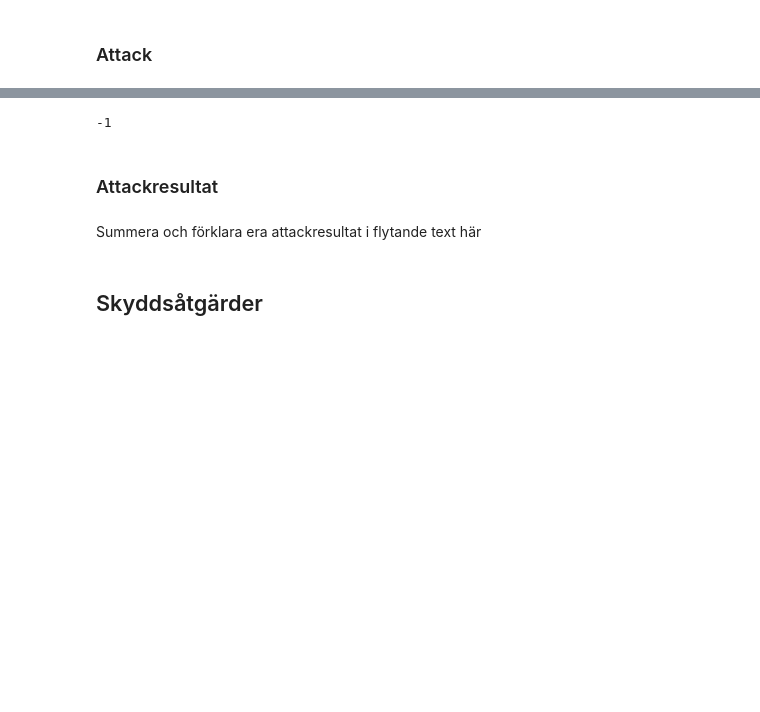
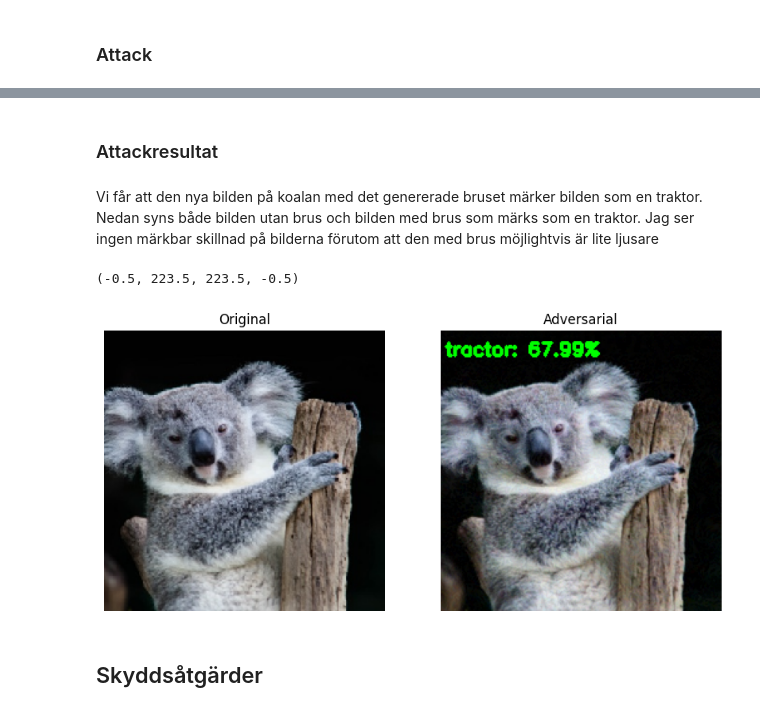
Before and after one commit to RazzRazz13/DV2607_Assignment, a Jupyter notebook: DV2607-Inl_Del_2-Adversarial_input_attack.ipynb, the cells around one changed output, grey strips where cells are left out. Drawn from its saved outputs; the diff is of its cells as text; code cells hidden in the pictures; blank space fills up the shorter version.

```diff
--- a/DV2607-Inl_Del_2-Adversarial_input_attack.ipynb
+++ b/DV2607-Inl_Del_2-Adversarial_input_attack.ipynb
@@ -168,3 +169,3 @@ delta = tf.Variable(tf.zeros_like(baseImage), trainable=True)
 # %%
-deltaUpdated = generate_targeted_adversaries(model, baseImage, delta, 105, 866, 600)
+deltaUpdated = generate_targeted_adversaries(model, baseImage, delta, 105, 866, 500)
 # %% [output]
@@ -207,13 +211,2 @@ print("[INFO] label: {} confidence: {:.2f}%".format(label,confidence))
-# %%
-text = "{}: {:.2f}%".format(label, confidence)
-cv2.putText(adverImage, text, (3, 20), cv2.FONT_HERSHEY_SIMPLEX, 0.5,
-	(0, 255, 0), 2)
-# show the output image
-cv2.imshow("Output", adverImage)
-cv2.waitKey(0)
-# %% [output]
--1
 # %% [markdown]
 ### Attackresultat
-# %% [markdown]
-Summera och förklara era attackresultat i flytande text här
@@ -222,3 +213,25 @@ Summera och förklara era attackresultat i flytande text här
+# %% [markdown]
+Vi får att den nya bilden på koalan med det genererade bruset märker bilden som en traktor.
+Nedan syns både bilden utan brus och bilden med brus som märks som en traktor. Jag ser ingen märkbar skillnad på bilderna förutom att den med brus möjlightvis är lite ljusare
+# %%
+text = "{}: {:.2f}%".format(label, confidence)
+cv2.putText(adverImage, text, (3, 20), cv2.FONT_HERSHEY_SIMPLEX, 0.5,
+    (0, 255, 0), 2)
+adver_rgb = cv2.cvtColor(adverImage, cv2.COLOR_BGR2RGB)
+
+
+plt.figure(figsize=(10,5))
+plt.subplot(1, 2, 1)
+plt.imshow(init_image.astype(np.uint))
+plt.title("Original")
+plt.axis("off")
+plt.subplot(1, 2, 2)
+plt.imshow(adver_rgb)
+plt.title("Adversarial")
+plt.axis("off")
+# %% [output]
+(-0.5, 223.5, 223.5, -0.5)
+[figure, added]
 # %% [markdown]
 ## Skyddsåtgärder
 # %% [markdown]
```
Also changed, not shown: parts of 17 cells of this notebook, 2 other files.
